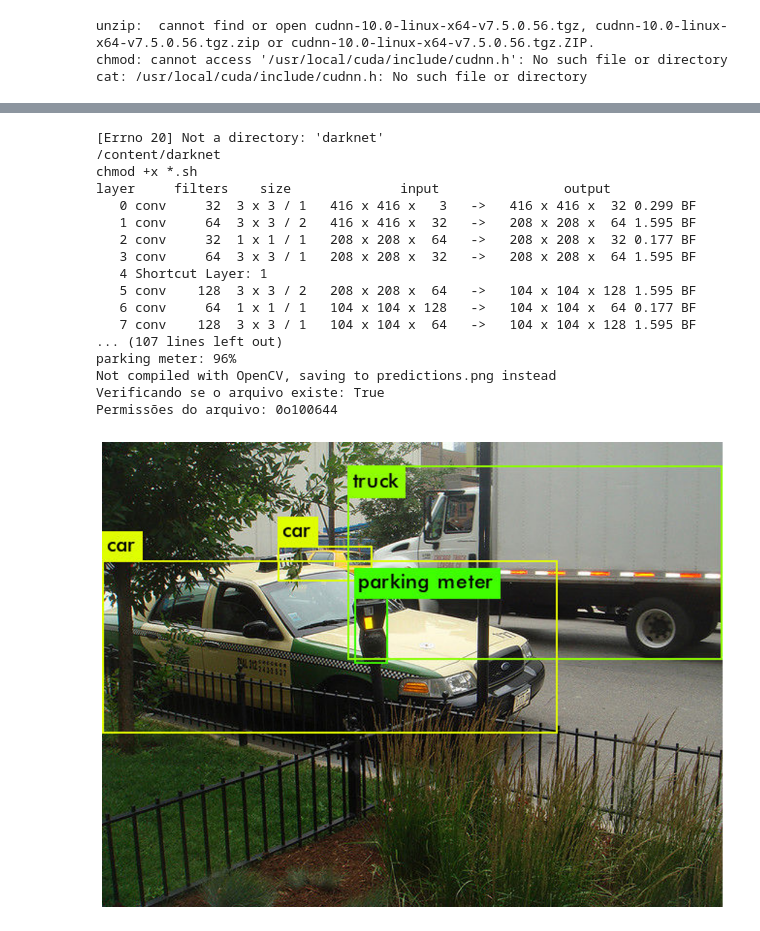
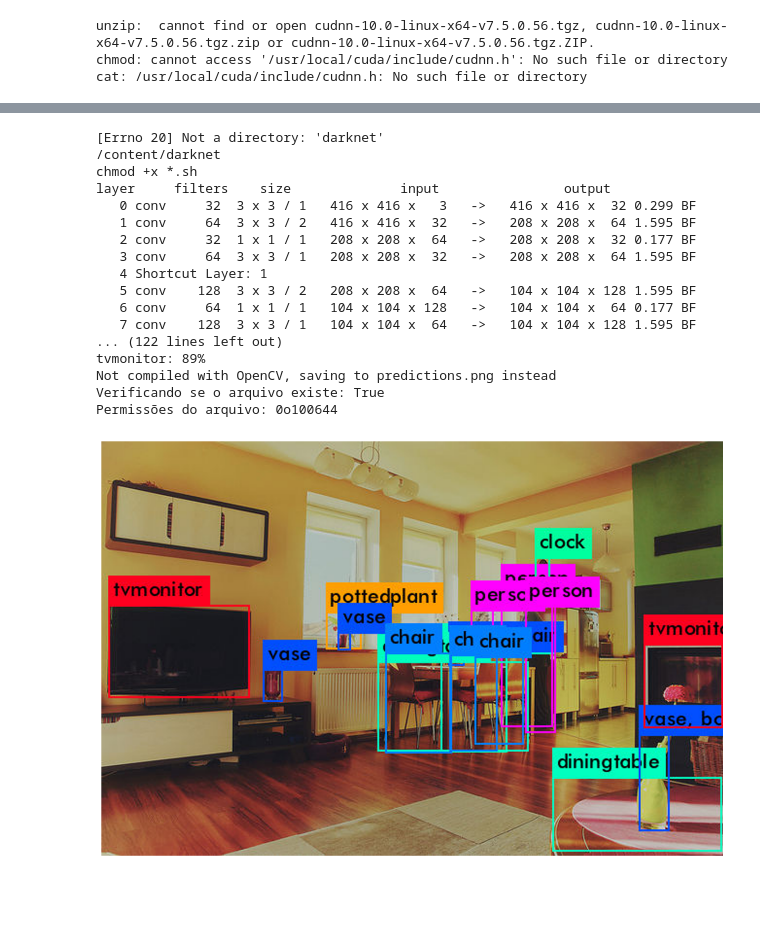
Before and after one commit to Kiro-tagama/DIO---BairesDev---Machine-Learning-Practitioner, a Jupyter notebook: Treinamento_da_Rede_YOLO.ipynb, the cells around one changed output, grey strips where cells are left out. Saved outputs shown, nothing was run; the diff lists cells and outputs as text; code cells hidden in the pictures; blank space fills up the shorter version.

```diff
--- a/Treinamento_da_Rede_YOLO.ipynb
+++ b/Treinamento_da_Rede_YOLO.ipynb
@@ -154,23 +189,23 @@ def processimgwithouttraining(path):
   !./darknet detect cfg/yolov3.cfg yolov3.weights {path} -dont-show
   imShow('predictions.jpg')
 # %%
-processimgwithouttraining("/content/test2017/000000000001.jpg")
+processimgwithouttraining("/content/val2017/000000000139.jpg")
 # %% [output]
 [Errno 20] Not a directory: 'darknet'
 /content/darknet
 chmod +x *.sh
 layer     filters    size              input                output
    0 conv     32  3 x 3 / 1   416 x 416 x   3   ->   416 x 416 x  32 0.299 BF
    1 conv     64  3 x 3 / 2   416 x 416 x  32   ->   208 x 208 x  64 1.595 BF
    2 conv     32  1 x 1 / 1   208 x 208 x  64   ->   208 x 208 x  32 0.177 BF
    3 conv     64  3 x 3 / 1   208 x 208 x  32   ->   208 x 208 x  64 1.595 BF
    4 Shortcut Layer: 1
    5 conv    128  3 x 3 / 2   208 x 208 x  64   ->   104 x 104 x 128 1.595 BF
    6 conv     64  1 x 1 / 1   104 x 104 x 128   ->   104 x 104 x  64 0.177 BF
    7 conv    128  3 x 3 / 1   104 x 104 x  64   ->   104 x 104 x 128 1.595 BF
-... (107 lines left out)
-parking meter: 96%
+... (122 lines left out)
+tvmonitor: 89%
 Not compiled with OpenCV, saving to predictions.png instead
 Verificando se o arquivo existe: True
 Permissões do arquivo: 0o100644
-[figure, old version]
+[figure, new version]
```
Also changed, not shown: parts of 7 cells of this notebook.
